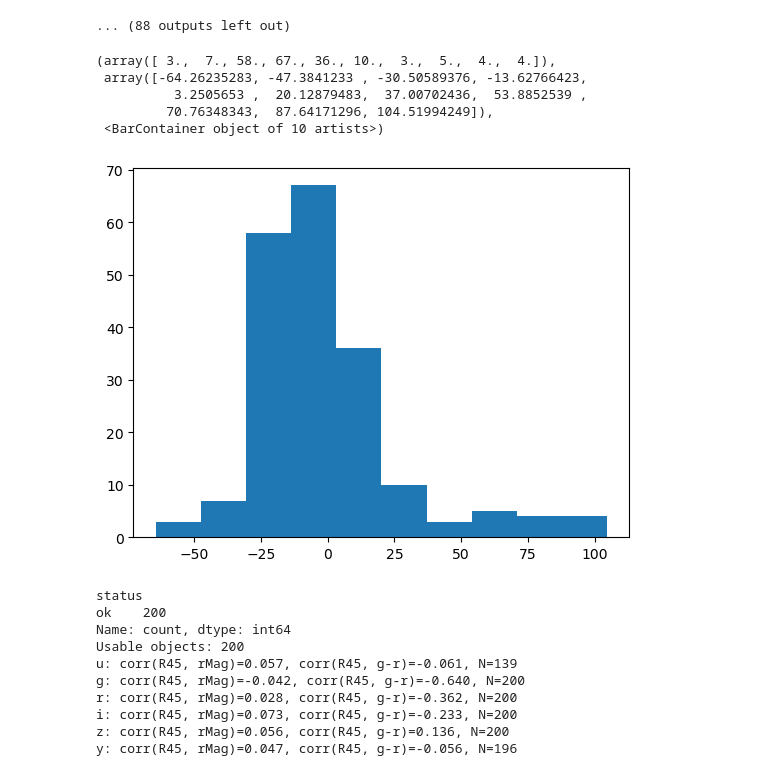
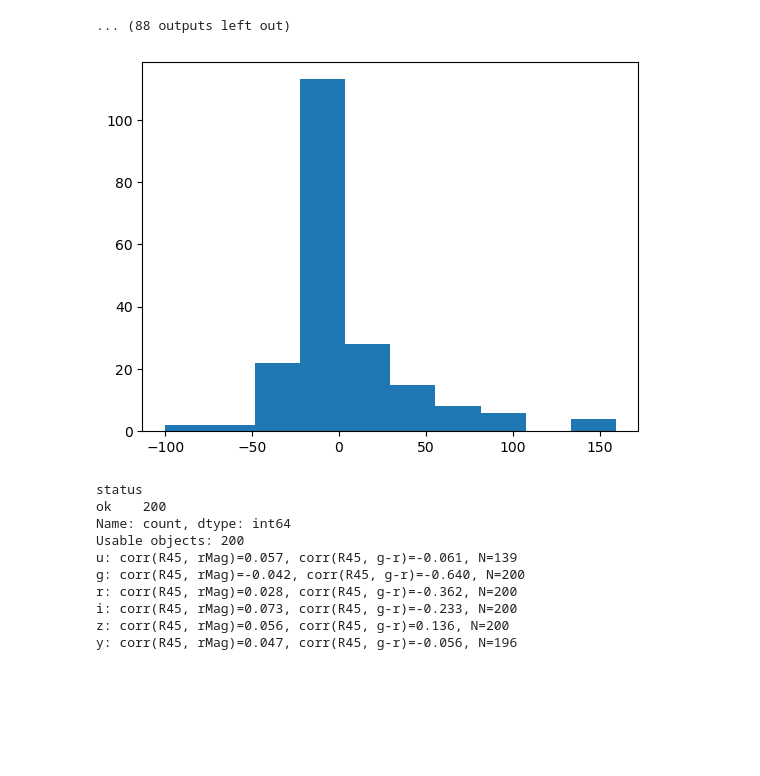
Before and after one commit to LSSTDESC/DifferentialCR, a Jupyter notebook: DCR_many_objects.ipynb, the cells around one changed output. Saved outputs shown, nothing was run; the diff lists cells and outputs as text; code cells hidden in the pictures; blank space fills up the shorter version.

```diff
--- a/DCR_many_objects.ipynb
+++ b/DCR_many_objects.ipynb
@@ -661,18 +662,16 @@ Job phase is COMPLETED
 ... (88 outputs left out)
 # %%
 # %store -r results_df
-results_df.to_csv('scrap/200_obj')
+# results_df.to_csv('scrap/200_obj')
+results_df = pd.read_csv('scrap/200_obj')
 # %%
 mas = results_df['R45_g'] * 3600.0 * 1000.0
 mag = results_df['g_minus_r'] + results_df['r_minus_i']
 plt.hist(mas/mag)
+
+results_df['g_minus_i'] = results_df['g_minus_r'] + results_df['r_minus_i']
 # %% [output]
-(array([ 3.,  7., 58., 67., 36., 10.,  3.,  5.,  4.,  4.]),
- array([-64.26235283, -47.3841233 , -30.50589376, -13.62766423,
-          3.2505653 ,  20.12879483,  37.00702436,  53.8852539 ,
-         70.76348343,  87.64171296, 104.51994249]),
- <BarContainer object of 10 artists>)
-[figure, old version]
+[figure, new version]
 # %%
 # ----------------------------------------------------
 # 4) Lightweight trend summaries (no per-object plots)
```
Also changed, not shown: parts of 3 cells of this notebook, 3 other files.
